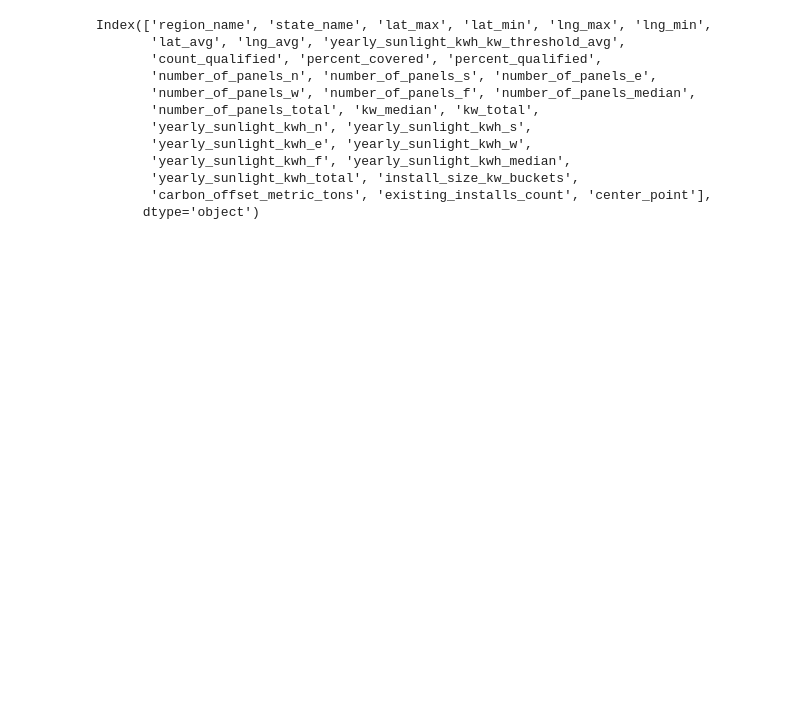
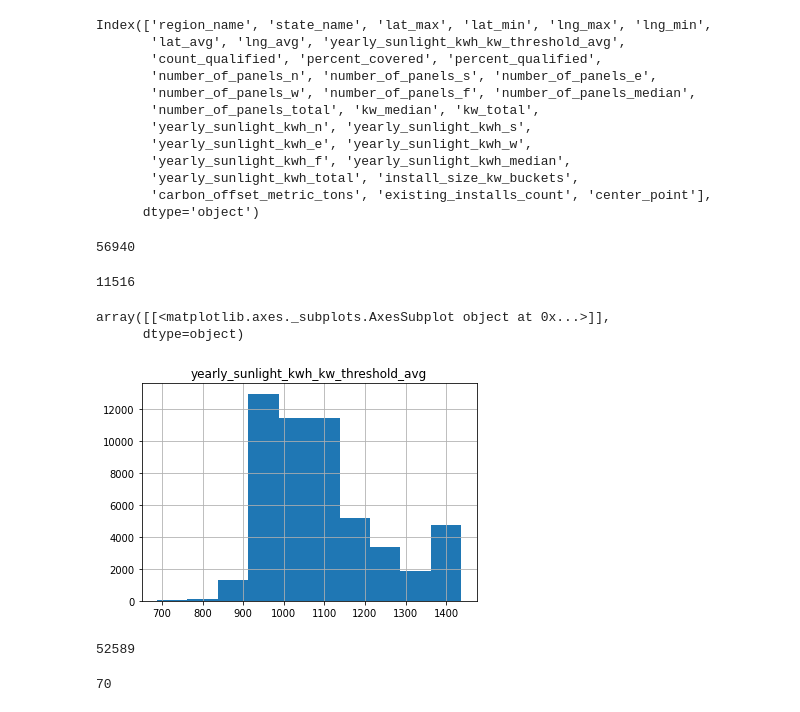
Before and after one commit to marmistead91/Forestry, a Jupyter notebook: Untitled.ipynb, the cells around one changed output. Drawn from its saved outputs; the diff is of its cells as text; code cells hidden in the pictures; blank space fills up the shorter version.

```diff
--- a/Untitled.ipynb
+++ b/Untitled.ipynb
@@ -42,3 +71,25 @@ Index(['region_name', 'state_name', 'lat_max', 'lat_min', 'lng_max', 'lng_min',
        'yearly_sunlight_kwh_total', 'install_size_kw_buckets',
        'carbon_offset_metric_tons', 'existing_installs_count', 'center_point'],
       dtype='object')
+# %%
+len(df)
+# %% [output]
+56940
+# %%
+len(dfpost)
+# %% [output]
+11516
+# %%
+df.hist(column='yearly_sunlight_kwh_kw_threshold_avg')
+# %% [output]
+array([[<matplotlib.axes._subplots.AxesSubplot object at 0x...>]],
+      dtype=object)
+[figure, added]
+# %%
+len(df.groupby('region_name'))
+# %% [output]
+52589
+# %%
+len(df.groupby('state_name'))
+# %% [output]
+70
```
Also changed, not shown: parts of 5 cells of this notebook.
